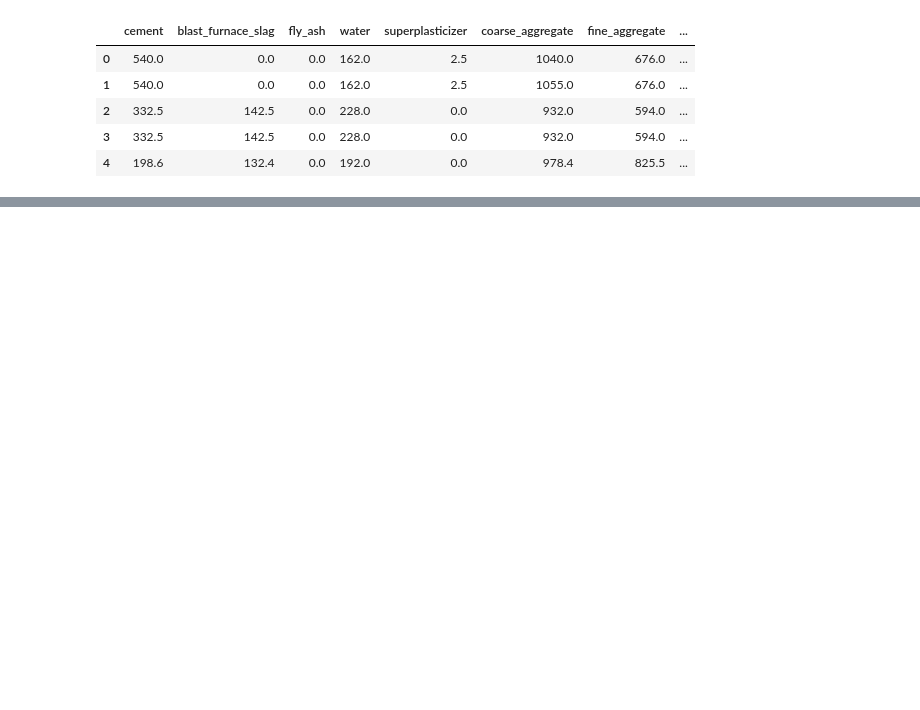
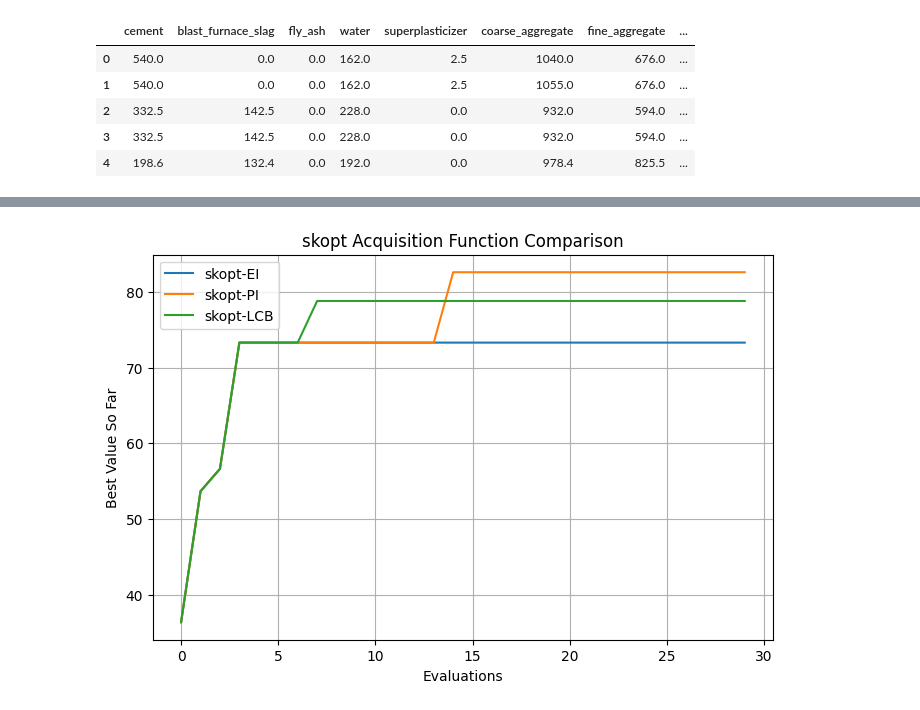
Before and after one commit to mjoudy/batch_bayesian_optim, a Jupyter notebook: bbo_experiemnt.ipynb, the cells around one changed output, grey strips where cells are left out. Saved outputs shown, nothing was run; the diff lists cells and outputs as text; code cells hidden in the pictures; blank space fills up the shorter version.

Commit message:
different acq-func for skopt tested.

```diff
--- a/bbo_experiemnt.ipynb
+++ b/bbo_experiemnt.ipynb
@@ -9,20 +8,9 @@ from utils.helpers import plot_trace
 # %%
-csv_path = 'data/concrete_data.csv'
-
-optimizer = "botorch"
-iterations = 10
-batch_size = 5
-
-#acquisition_function = "qEI"  # only used in BoTorch later
-#kernel_type = "RBF"           # could be used in skopt
+df = pd.read_csv("data/concrete_data.csv").dropna()
+X = df.iloc[:, :-1].values
+y = df.iloc[:, -1].values
+X_scaled = MinMaxScaler().fit_transform(X)
 # %%
-df = pd.read_csv(csv_path)
-df = df.dropna()
-X = df.iloc[:, :-1].values
-y = df.iloc[:, -1].values
-scaler = MinMaxScaler()
-X_scaled = scaler.fit_transform(X)
-
 df.head()
 # %% [output]
 |  | cement | blast_furnace_slag | fly_ash | water | superplasticizer | coarse_aggregate | fine_aggregate | ... |
@@ -45,7 +48,19 @@ else:
 # %%
-for i in range(iterations):
-    Xb = optimizer.suggest_next_batch()
-    yb = simulator.evaluate(Xb)
-    optimizer.update(Xb, yb)
-    print(f"Iteration {i+1}/{iterations} - Best so far: {max(optimizer.y):.4f}")
+iterations = 10
+batch_size = 3
+dim = X_scaled.shape[1]
+
+acq_funcs = ["EI", "PI", "LCB"]
+traces = {}
+
+for acq in acq_funcs:
+    skopt_opt = SkoptOptimizer(
+        dim=dim,
+        batch_size=batch_size,
+        acq_func=acq,
+        acq_optimizer="auto",
+        n_initial_points=5
+    )
+    trace = run_skopt(skopt_opt, simulator, iterations)
+    traces[f"skopt-{acq}"] = trace
 # %% [output]
@@ -82,0 +79,4 @@ instead, which fixes the issues and has the same API. See https://arxiv.org/abs/
+# %%
+plot_trace(traces, title="skopt Acquisition Function Comparison")
+# %% [output]
+[figure, added]
```
Also changed, not shown: parts of 4 cells of this notebook, 2 other files.
